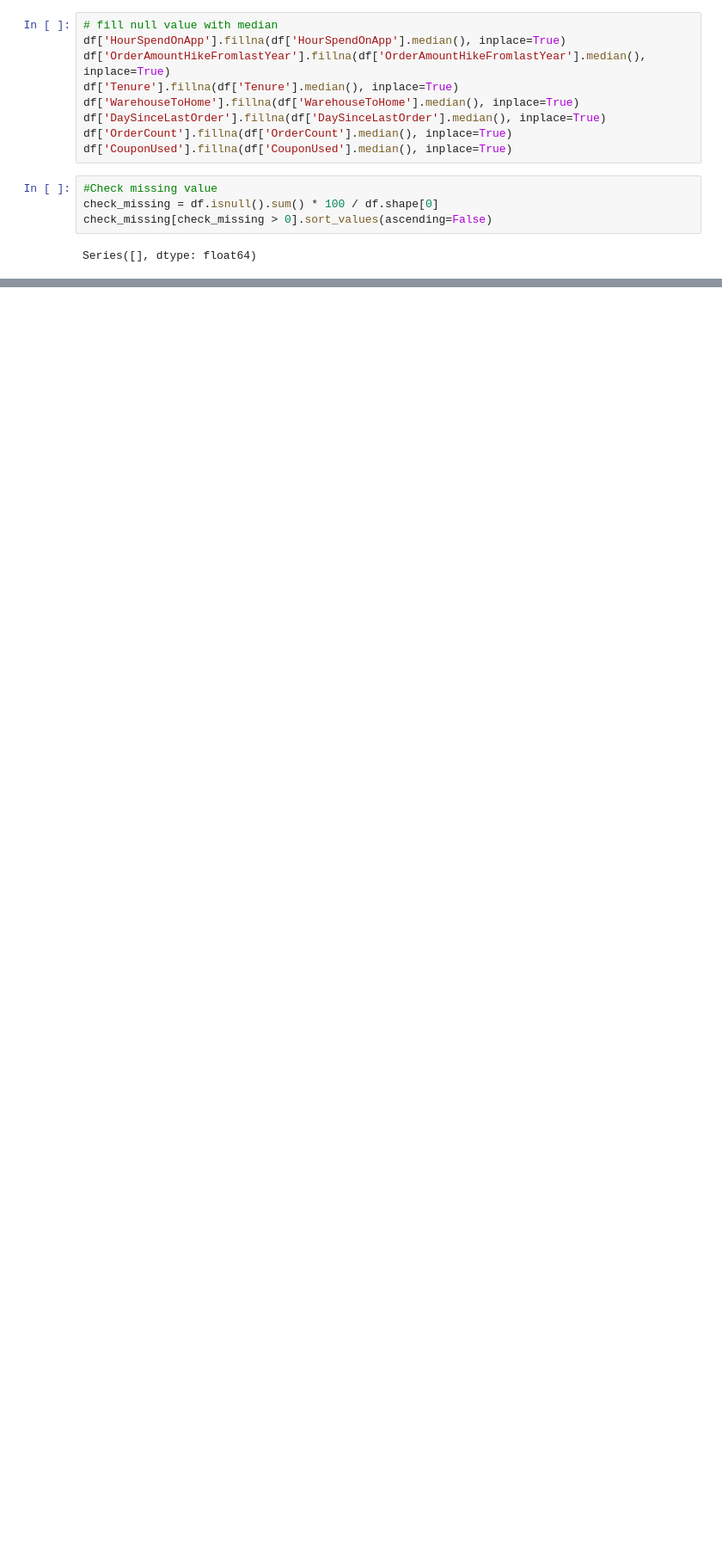
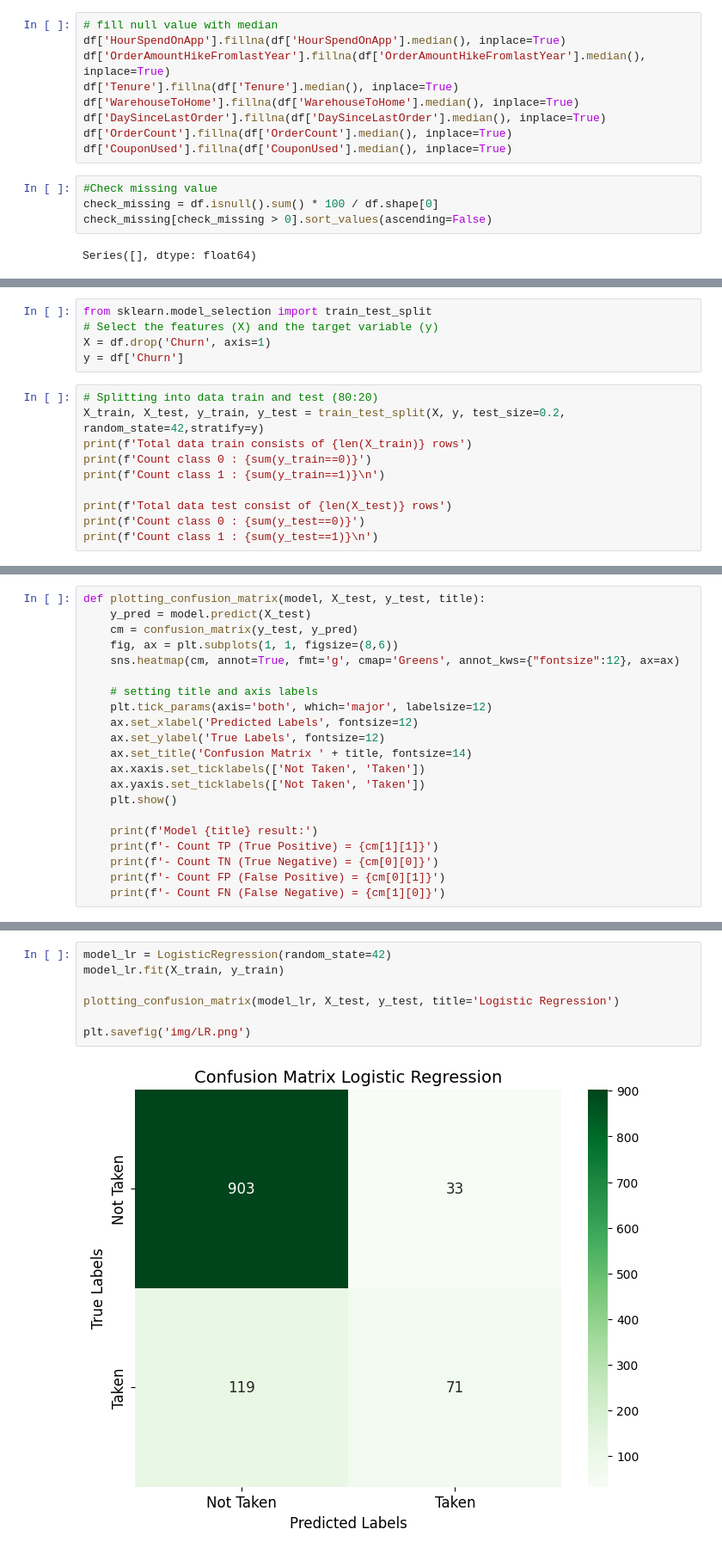
Before and after one commit to RaulSandj/E-Commerce-Churn-Analysis-and-Prediction, a Jupyter notebook: EcommAnalysis.ipynb, the cells around one changed output, grey strips where cells are left out. Shown at 86% size. Cells and saved outputs as stored; diff of their text form; blank space fills up the shorter version.

```diff
--- a/EcommAnalysis.ipynb
+++ b/EcommAnalysis.ipynb
@@ -371,0 +408,15 @@ Series([], dtype: float64)
+# %%
+from sklearn.model_selection import train_test_split
+# Select the features (X) and the target variable (y)
+X = df.drop('Churn', axis=1)
+y = df['Churn']
+# %%
+# Splitting into data train and test (80:20)
+X_train, X_test, y_train, y_test = train_test_split(X, y, test_size=0.2, random_state=42,stratify=y)
+print(f'Total data train consists of {len(X_train)} rows')
+print(f'Count class 0 : {sum(y_train==0)}')
+print(f'Count class 1 : {sum(y_train==1)}\n')
+
+print(f'Total data test consist of {len(X_test)} rows')
+print(f'Count class 0 : {sum(y_test==0)}')
+print(f'Count class 1 : {sum(y_test==1)}\n')
@@ -371,0 +470,21 @@ Series([], dtype: float64)
+# %%
+def plotting_confusion_matrix(model, X_test, y_test, title):
+    y_pred = model.predict(X_test)
+    cm = confusion_matrix(y_test, y_pred)
+    fig, ax = plt.subplots(1, 1, figsize=(8,6))
+    sns.heatmap(cm, annot=True, fmt='g', cmap='Greens', annot_kws={"fontsize":12}, ax=ax)
+
+    # setting title and axis labels
+    plt.tick_params(axis='both', which='major', labelsize=12)
+    ax.set_xlabel('Predicted Labels', fontsize=12)
+    ax.set_ylabel('True Labels', fontsize=12)
+    ax.set_title('Confusion Matrix ' + title, fontsize=14)
+    ax.xaxis.set_ticklabels(['Not Taken', 'Taken'])
+    ax.yaxis.set_ticklabels(['Not Taken', 'Taken'])
+    plt.show()
+
+    print(f'Model {title} result:')
+    print(f'- Count TP (True Positive) = {cm[1][1]}')
+    print(f'- Count TN (True Negative) = {cm[0][0]}')
+    print(f'- Count FP (False Positive) = {cm[0][1]}')
+    print(f'- Count FN (False Negative) = {cm[1][0]}')
@@ -371,0 +493,9 @@ Series([], dtype: float64)
+# %%
+model_lr = LogisticRegression(random_state=42)
+model_lr.fit(X_train, y_train)
+
+plotting_confusion_matrix(model_lr, X_test, y_test, title='Logistic Regression')
+
+plt.savefig('img/LR.png')
+# %% [output]
+[figure, added]
```
Also changed, not shown: parts of 18 cells of this notebook.
